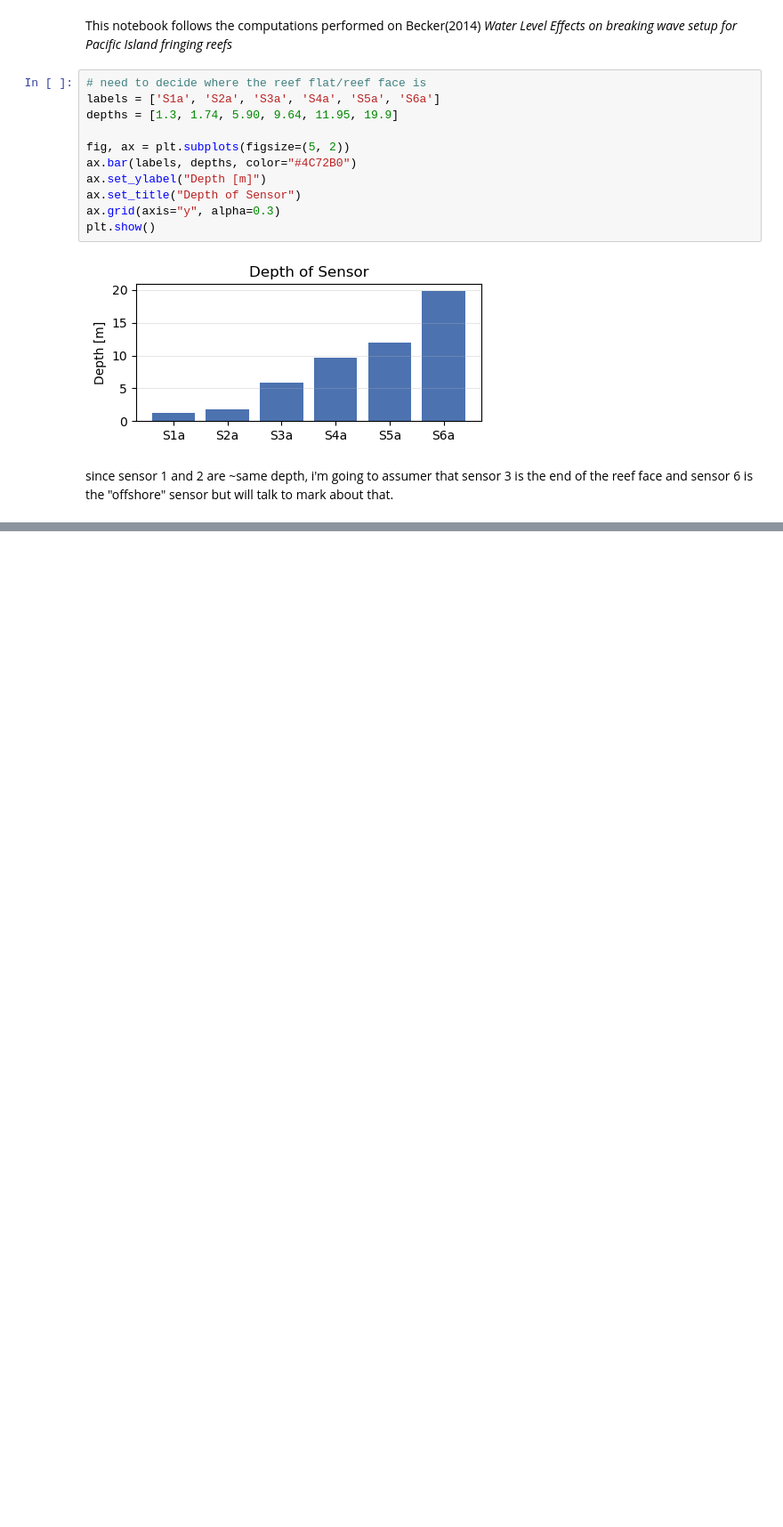
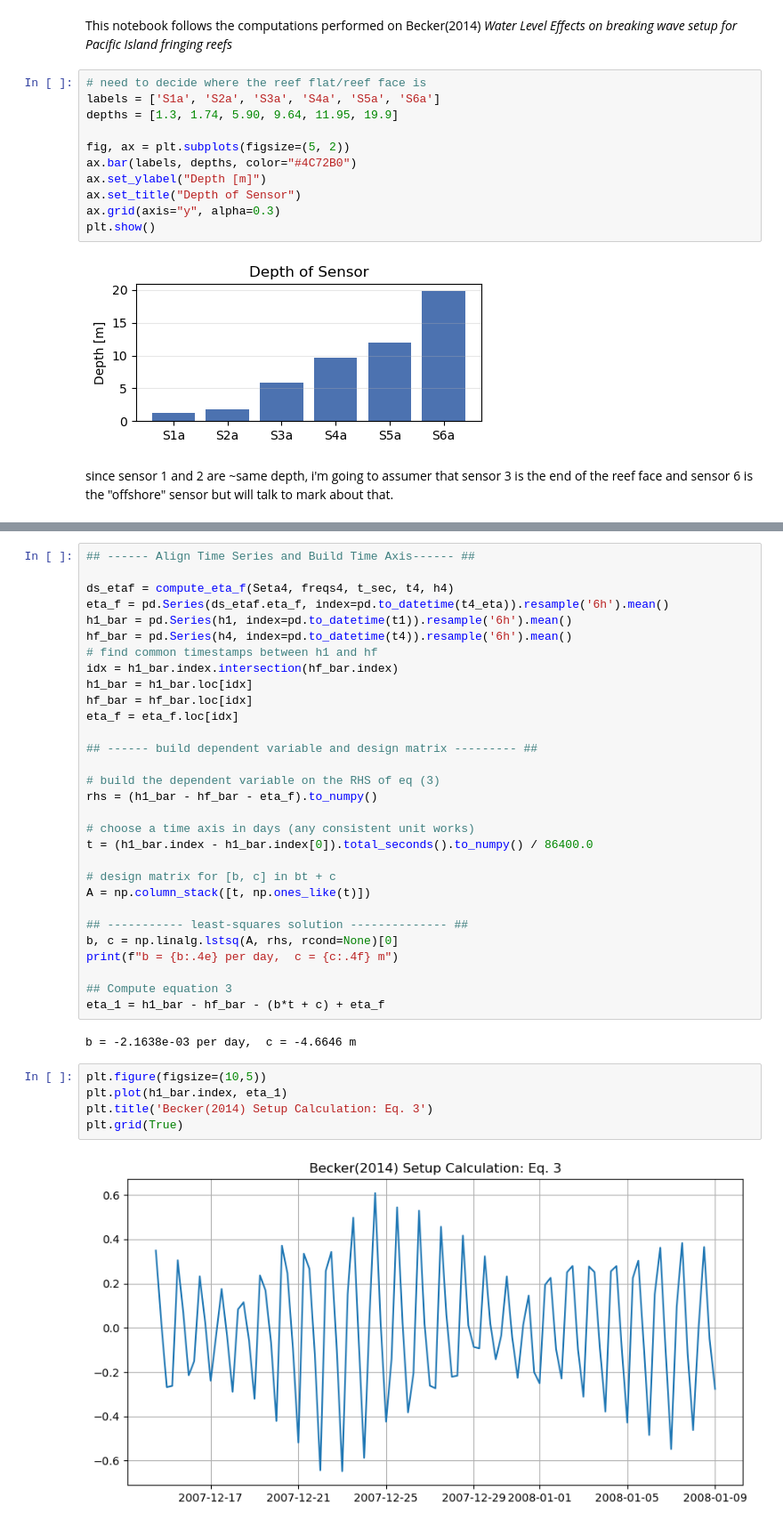
Before and after one commit to isidora-rojas/OceanWaveAnalysis, a Jupyter notebook: mokuleia/Becker2014.ipynb, the cells around one changed output, grey strips where cells are left out. Shown at 89% size. Saved outputs shown, nothing was run; the diff lists cells and outputs as text; blank space fills up the shorter version.

```diff
--- a/mokuleia/Becker2014.ipynb
+++ b/mokuleia/Becker2014.ipynb
@@ -297,0 +273,39 @@ array(['2007-12-14T01:00:00.000000000', '2007-12-14T02:00:00.000000000',
+# %%
+## ------ Align Time Series and Build Time Axis------ ##
+
+ds_etaf = compute_eta_f(Seta4, freqs4, t_sec, t4, h4)
+eta_f = pd.Series(ds_etaf.eta_f, index=pd.to_datetime(t4_eta)).resample('6h').mean()
+h1_bar = pd.Series(h1, index=pd.to_datetime(t1)).resample('6h').mean()
+hf_bar = pd.Series(h4, index=pd.to_datetime(t4)).resample('6h').mean()
+# find common timestamps between h1 and hf
+idx = h1_bar.index.intersection(hf_bar.index)
+h1_bar = h1_bar.loc[idx]
+hf_bar = hf_bar.loc[idx]
+eta_f = eta_f.loc[idx]
+
+## ------ build dependent variable and design matrix --------- ##
+
+# build the dependent variable on the RHS of eq (3)
+rhs = (h1_bar - hf_bar - eta_f).to_numpy()
+
+# choose a time axis in days (any consistent unit works)
+t = (h1_bar.index - h1_bar.index[0]).total_seconds().to_numpy() / 86400.0
+
+# design matrix for [b, c] in bt + c
+A = np.column_stack([t, np.ones_like(t)])
+
+## ----------- least-squares solution -------------- ##
+b, c = np.linalg.lstsq(A, rhs, rcond=None)[0]
+print(f"b = {b:.4e} per day,  c = {c:.4f} m")
+
+## Compute equation 3
+eta_1 = h1_bar - hf_bar - (b*t + c) + eta_f
+# %% [output]
+b = -2.1638e-03 per day,  c = -4.6646 m
+# %%
+plt.figure(figsize=(10,5))
+plt.plot(h1_bar.index, eta_1)
+plt.title('Becker(2014) Setup Calculation: Eq. 3')
+plt.grid(True)
+# %% [output]
+[figure, added]
```
Also changed, not shown: parts of 26 cells of this notebook, 10 other files.
